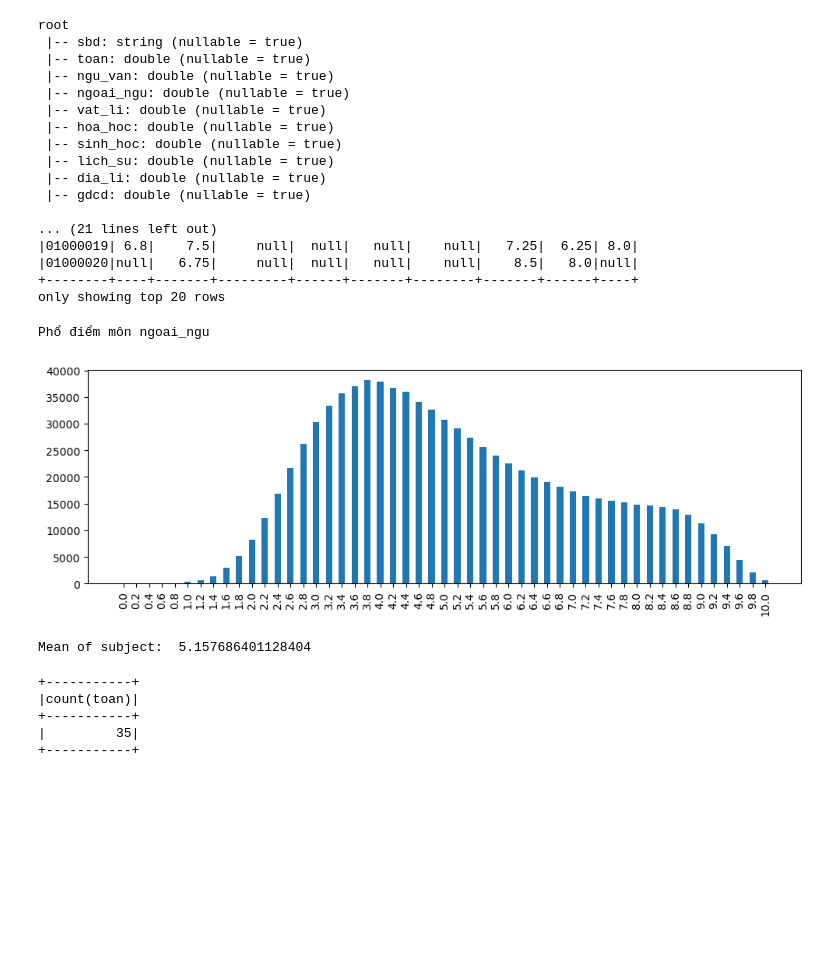
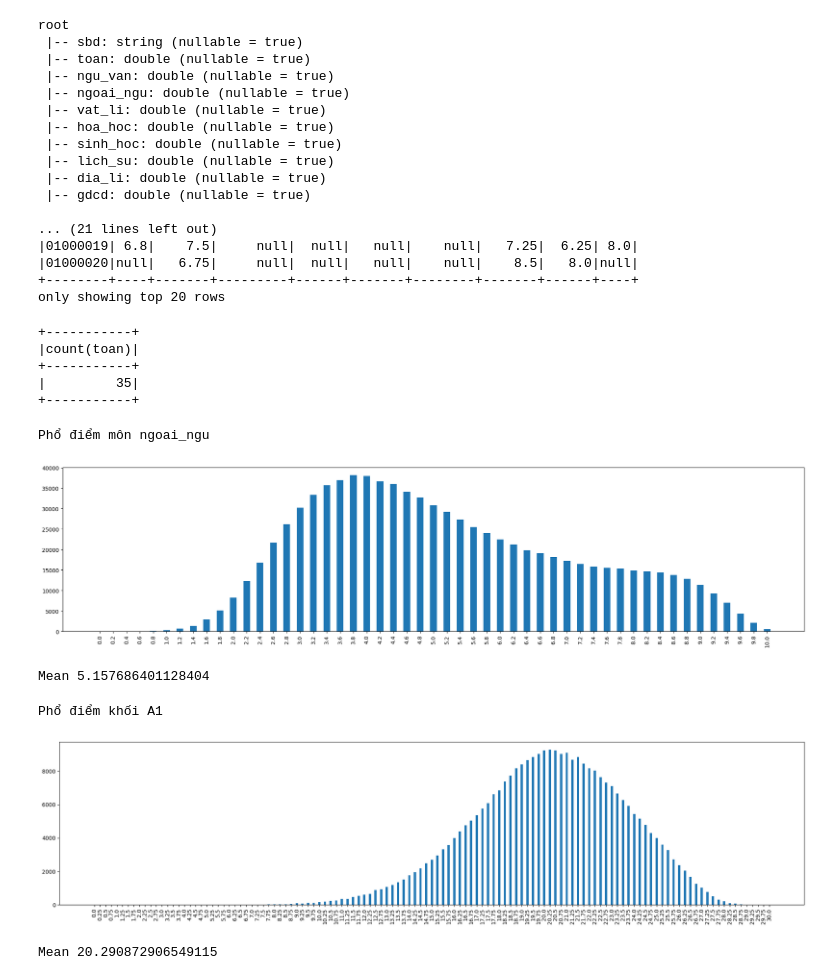
Before and after one commit to viettran0801/big_data, a Jupyter notebook: src/processdata.ipynb, the cells around one changed output. Drawn from its saved outputs; the diff is of its cells as text; code cells hidden in the pictures; blank space fills up the shorter version.

```diff
--- a/src/processdata.ipynb
+++ b/src/processdata.ipynb
@@ -65,5 +54,5 @@ def count_10(subject):
     spark.sql("select count("+ subject +") \
                       from student where (" + subject + " ==10 )").show()
 # %%
-plt.rcParams["figure.figsize"] = [10.00, 3.50]
+plt.rcParams["figure.figsize"] = [20.00, 5]
 plt.rcParams["figure.autolayout"] = True
@@ -70,5 +86,5 @@ plt.rcParams["figure.autolayout"] = True
 # %%
-def subject_point_spectrum_by_province(subject, province = ""):
+def subject_point_spectrum(subject, province = ""):
     global data_frame
     subject_mapping = {
         "toan" : 1,
@@ -100,10 +116,4 @@ def subject_point_spectrum_by_province(subject, province = ""):
     ax.bar(scores_label, count_scores, width=0.1)
     print("Phổ điểm môn " + subject)
     plt.show()
-    print("\nMean of subject: ", np.mean(scores))
+    print("\nMean", np.mean(scores))
-# %%
-subject_point_spectrum_by_province("ngoai_ngu")
-# %% [output]
-Phổ điểm môn ngoai_ngu
-[figure, old version]
-Mean of subject:  5.157686401128404
@@ -115,3 +178,15 @@ count_10("toan")
 +-----------+
 |         35|
 +-----------+
+# %%
+subject_point_spectrum("ngoai_ngu")
+# %% [output]
+Phổ điểm môn ngoai_ngu
+[figure, new version]
+Mean 5.157686401128404
+# %%
+multi_subject_point_spectrum("A1")
+# %% [output]
+Phổ điểm khối A1
+[figure, added]
+Mean 20.290872906549115
```
Also changed, not shown: parts of 9 cells of this notebook.
